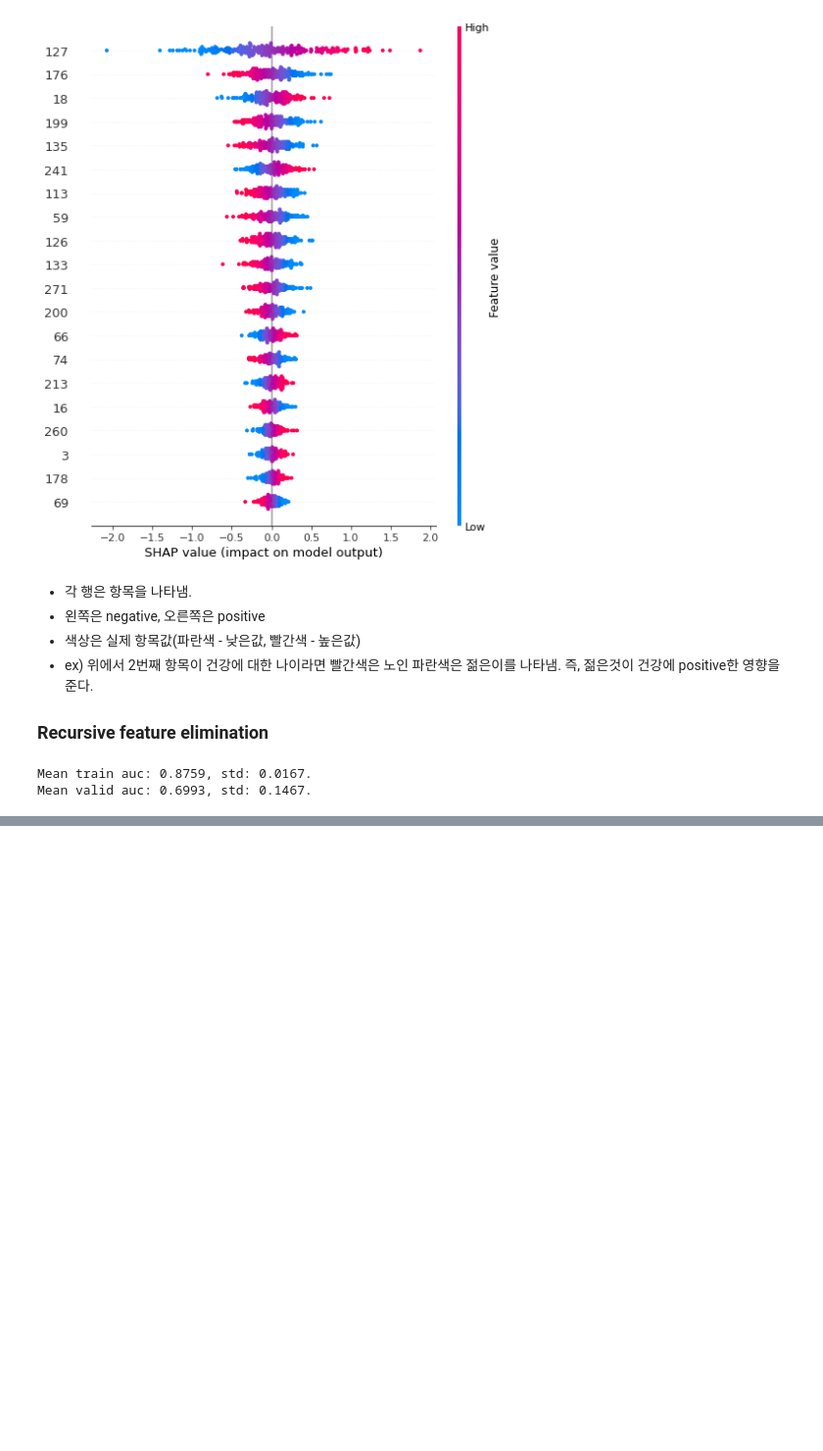
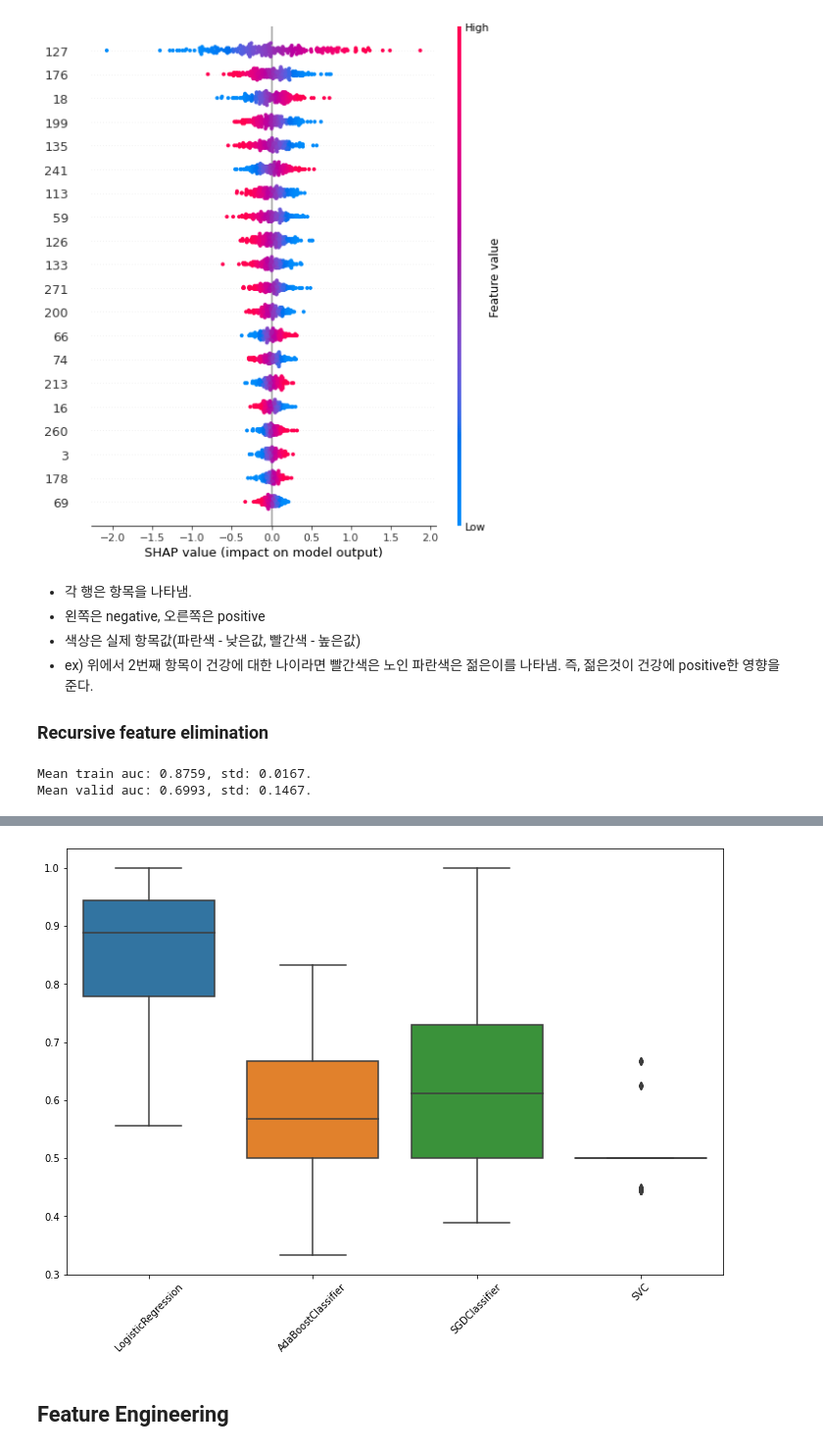
Before and after one commit to JHyunB/Don-t-Overfit-II, a Jupyter notebook: My_Don't_Overfit.ipynb, the cells around one changed output, grey strips where cells are left out. Shown: that part at 98% size. Saved outputs shown, nothing was run; the diff lists cells and outputs as text; code cells hidden in the pictures; blank space fills up the shorter version.

```diff
--- a/My_Don't_Overfit.ipynb
+++ b/My_Don't_Overfit.ipynb
@@ -395,0 +424,3 @@ Mean valid auc: 0.6993, std: 0.1467.
+# %%
+X_train = train.drop(['id', 'target'], axis=1)
+y_train = train['target']
@@ -395,0 +539,28 @@ Mean valid auc: 0.6993, std: 0.1467.
+# %%
+# SVC
+from sklearn.svm import SVC
+model = SVC(probability=True, gamma='scale')
+print('Default scores')
+scores, prediction = train_model(X_train.values, y_train, X_test, folds=folds, model=model)
+print()
+# SVC는 계수나 항목 중요도가 없기때문에 permutation importance 사용
+perm = PermutationImportance(model, random_state=1).fit(X_train, y_train)
+selected_weights = eli5.formatters.as_dataframe.explain_weights_df(perm).loc[eli5.formatters.as_dataframe.explain_weights_df(perm)['weight'] != 0]
+top_features = [i[1:] for i in selected_weights.feature if 'BIAS' not in i]
+X_train_selected = train[top_features]
+y_train = train['target']
+X_test_selected = test[top_features]
+
+svc = SVC(probability=True, gamma='scale')
+
+parameter_grid = {'C': [0.01, 0.1, 1.0, 10.0, 100.0],  # 정규화 매개변수
+                  'kernel': ['linear', 'poly', 'rbf'],
+                 }
+
+grid_search = GridSearchCV(svc, param_grid=parameter_grid, cv=folds, scoring='roc_auc', n_jobs=-1)
+grid_search.fit(X_train_selected, y_train)
+print(f'Best score of GridSearchCV: {grid_search.best_score_}')
+print(f'Best parameters: {grid_search.best_params_}')
+
+print()
+scores_svc, prediction = train_model(X_train_selected.values, y_train, X_test_selected, folds=repeated_folds, model=grid_search.best_estimator_)
@@ -395,0 +577,13 @@ Mean valid auc: 0.6993, std: 0.1467.
+# %%
+plt.figure(figsize=(12, 8));
+scores_df = pd.DataFrame({'LogisticRegression': scores_logreg})
+scores_df['AdaBoostClassifier'] = scores_abc
+scores_df['SGDClassifier'] = scores_sgd
+scores_df['SVC'] = scores_svc
+
+sns.boxplot(data=scores_df);
+plt.xticks(rotation=45);
+# %% [output]
+[figure, added]
+# %% [markdown]
+## Feature Engineering
```
Also changed, not shown: parts of 18 cells of this notebook.
